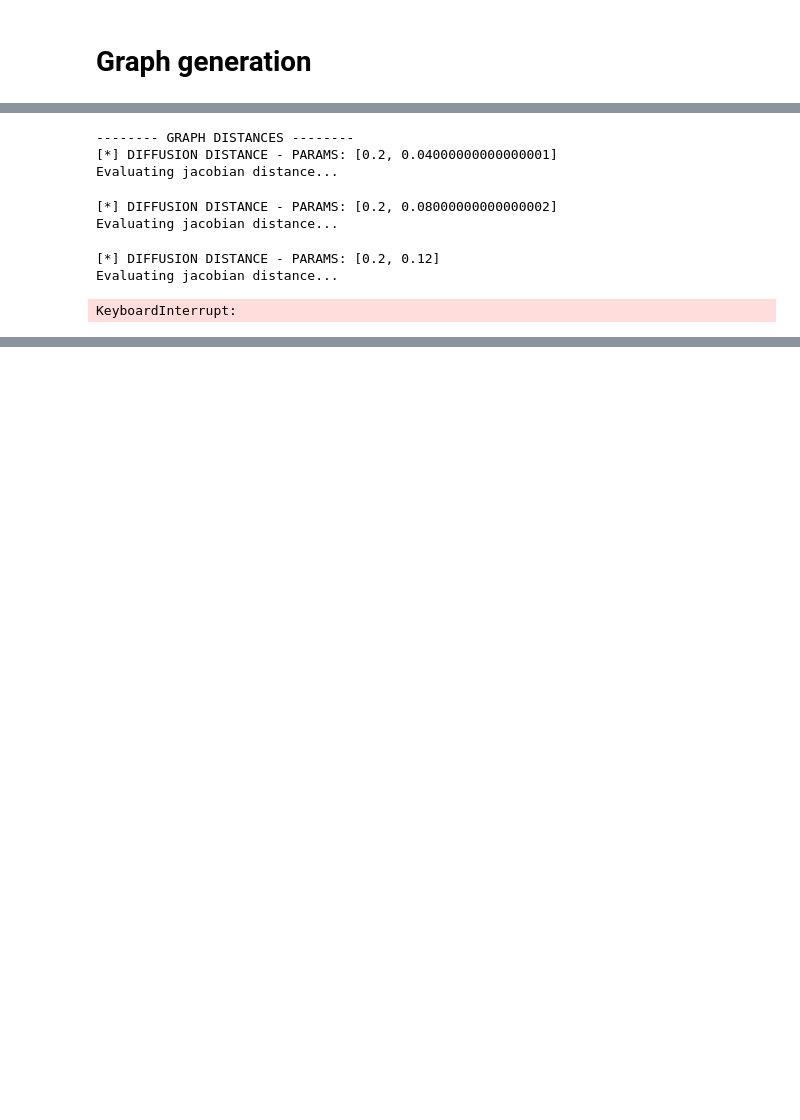
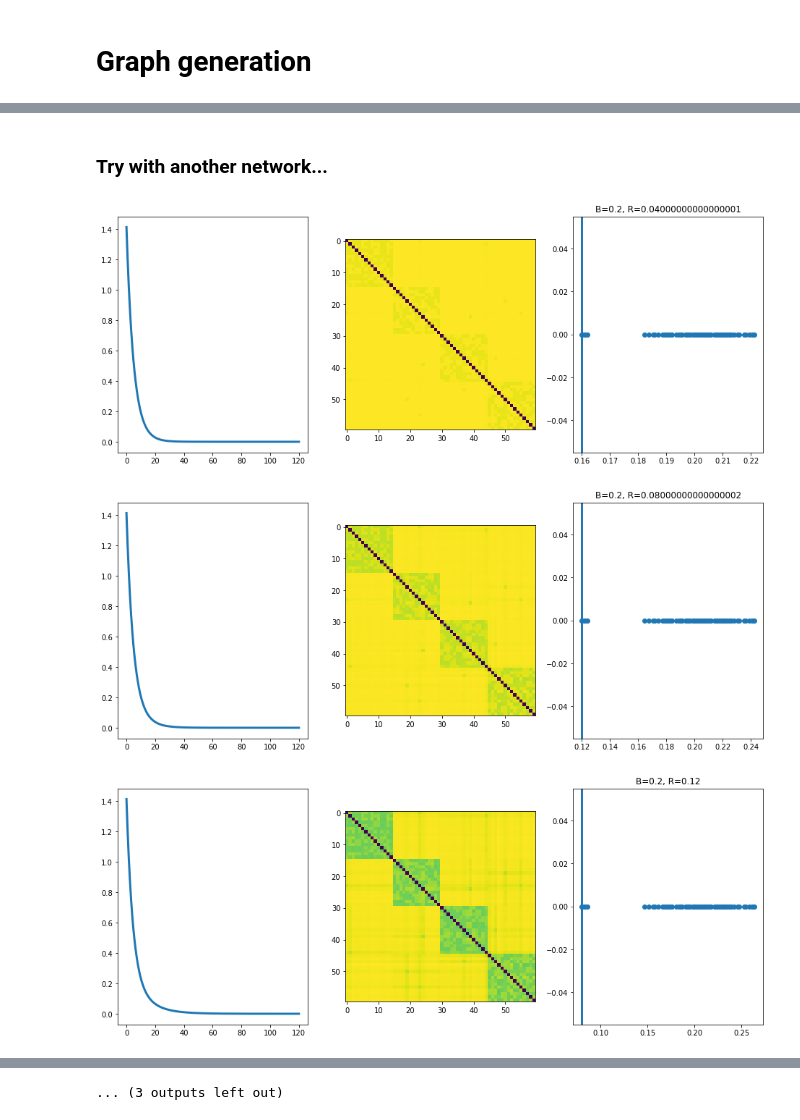
Before and after one commit to gbarzon/jacobian_geometry, a Jupyter notebook: Code_8thJune/Diffusion_stability.ipynb, the cells around one changed output, grey strips where cells are left out. Drawn from its saved outputs; the diff is of its cells as text; code cells hidden in the pictures; blank space fills up the shorter version.

```diff
--- a/Code_8thJune/Diffusion_stability.ipynb
+++ b/Code_8thJune/Diffusion_stability.ipynb
@@ -282,11 +283,38 @@ B = 1.0, Coef = 0.004601304681040469
+# %% [markdown]
+### Try with another network...
 # %%
-dist_t, avg_dist_t, eigvals, times = Simu_diffu_params(G_gn, infoG_gn, params)
+params_b = [0.2, 0.4, 0.6, 0.8, 1.]
+params_a = [0.2, 0.5, 1.]
+params = [[a, a*b] for a in params_a for b in params_b]
+
+param_1_name = 'B'
+param_2_name = 'R/B'
+params_name = [param_1_name+'='+str(a)+','+param_2_name+'='+str(b) for a in param_1 for b in param_2]
+params_rows = [param_1_name+'='+str(a) for a in param_1]
+params_cols = [param_2_name+'='+str(b) for b in param_2]
+
+#dist_t, avg_dist_t, eigvals, times = Simu_diffu_params(G_gn, infoG_gn, params)
-# %% [output]
--------- GRAPH DISTANCES --------
-[*] DIFFUSION DISTANCE - PARAMS: [0.2, 0.04000000000000001]
-Evaluating jacobian distance...
-[*] DIFFUSION DISTANCE - PARAMS: [0.2, 0.08000000000000002]
-Evaluating jacobian distance...
-[*] DIFFUSION DISTANCE - PARAMS: [0.2, 0.12]
-Evaluating jacobian distance...
-KeyboardInterrupt:
+# %%
+for i, param in enumerate(params):
+    plt.figure(figsize=(16,6))
+
+    ### Average distance vs time
+    plt.subplot(1,3,1)
+    plt.plot(times, dist_t[i])
+
+    ### Average distance matrix
+    plt.subplot(1,3,2)
+    plt.imshow(cf.get_average_distance_matrix(avg_dist_t[i]))
+
+    ### Eigvals
+    plt.subplot(1,3,3)
+    plt.plot(eigvals[i].real, eigvals[i].imag, 'o')
+    plt.axvline(param[0]-param[1])
+
+    plt.title('B='+str(param[0])+', R='+str(param[1]))
+
+plt.show()
+# %% [output]
+[figure, added]
+[figure, added]
+[figure, added]
@@ -292,0 +330 @@ KeyboardInterrupt:
+... (3 outputs left out)
```
Also changed, not shown: parts of 26 cells of this notebook, 13 other files.
